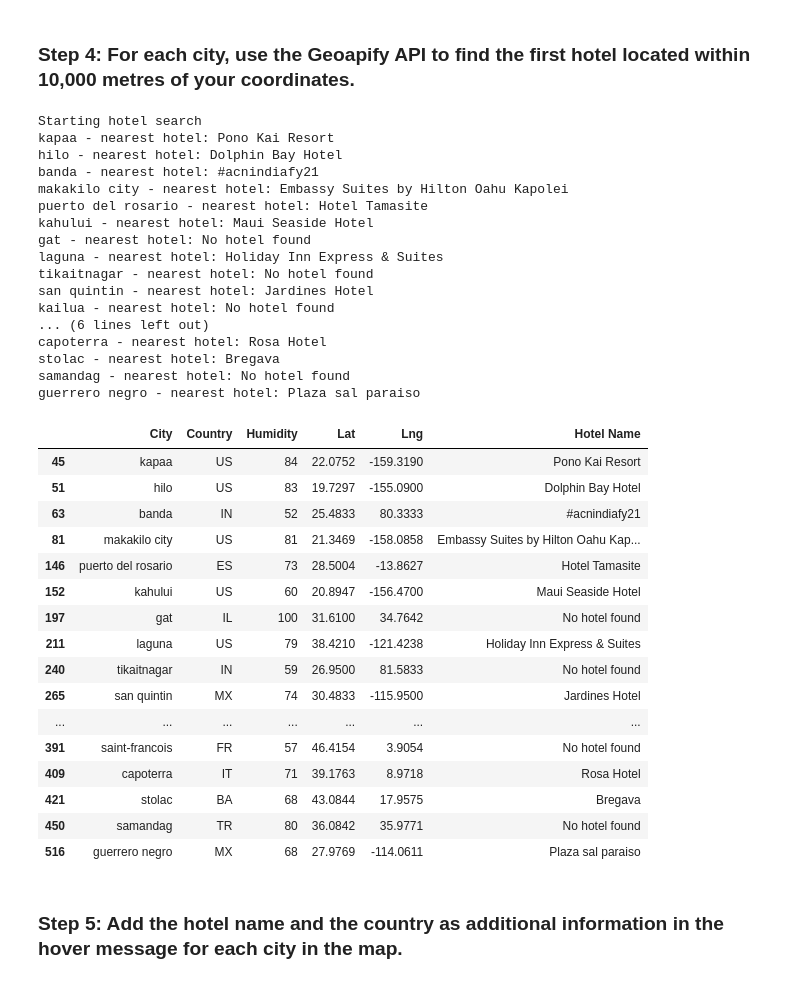
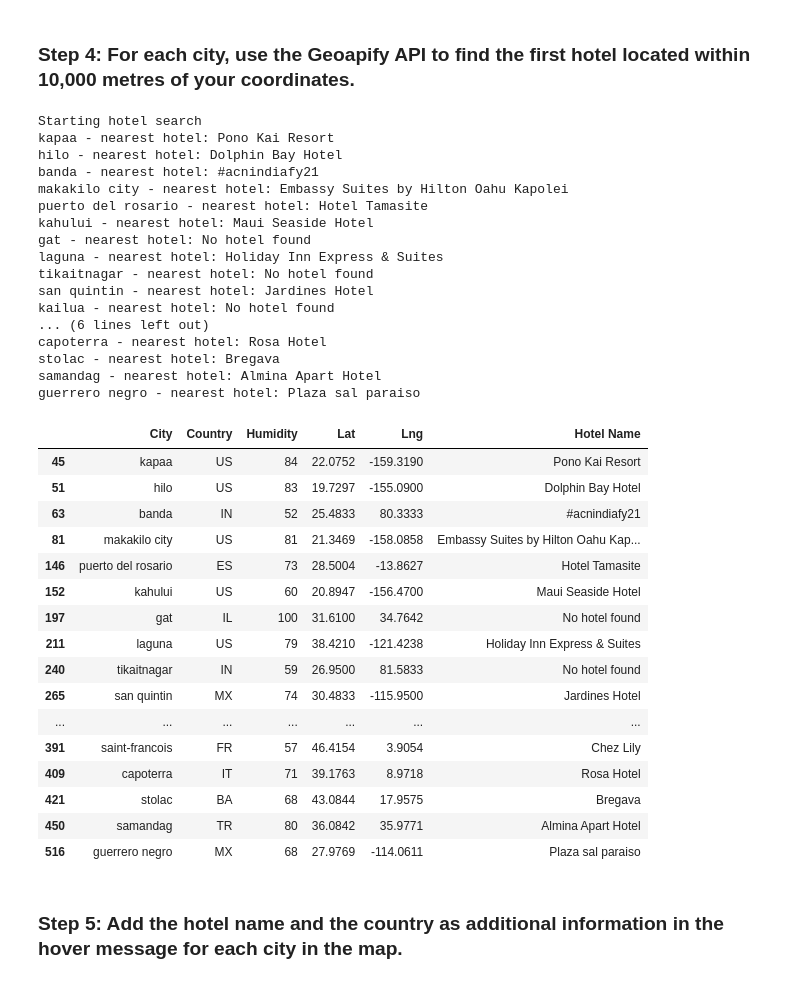
Before and after one commit to HikmetYigit34/Module-6-Challenge-Python-Api, a Jupyter notebook: VacationPy.ipynb, the cells around one changed output. Saved outputs shown, nothing was run; the diff lists cells and outputs as text; code cells hidden in the pictures.

```diff
--- a/VacationPy.ipynb
+++ b/VacationPy.ipynb
@@ -178,7 +181,7 @@ hotel_df.head(25)
 # %% [markdown]
 ### Step 4: For each city, use the Geoapify API to find the first hotel located within 10,000 metres of your coordinates.
 # %%
-radius = 5000
+radius = 10000
 params = {
     'categories': 'accommodation.hotel',
     'limit': 1,
@@ -218,38 +221,38 @@ for index, row in hotel_df.iterrows():
 hotel_df
 # %% [output]
 Starting hotel search
 kapaa - nearest hotel: Pono Kai Resort
 hilo - nearest hotel: Dolphin Bay Hotel
 banda - nearest hotel: #acnindiafy21
 makakilo city - nearest hotel: Embassy Suites by Hilton Oahu Kapolei
 puerto del rosario - nearest hotel: Hotel Tamasite
 kahului - nearest hotel: Maui Seaside Hotel
 gat - nearest hotel: No hotel found
 laguna - nearest hotel: Holiday Inn Express & Suites
 tikaitnagar - nearest hotel: No hotel found
 san quintin - nearest hotel: Jardines Hotel
 kailua - nearest hotel: No hotel found
 ... (6 lines left out)
 capoterra - nearest hotel: Rosa Hotel
 stolac - nearest hotel: Bregava
-samandag - nearest hotel: No hotel found
+samandag - nearest hotel: Almina Apart Hotel
 guerrero negro - nearest hotel: Plaza sal paraiso
 |  | City | Country | Humidity | Lat | Lng | Hotel Name |
 | 45 | kapaa | US | 84 | 22.0752 | -159.3190 | Pono Kai Resort |
 | 51 | hilo | US | 83 | 19.7297 | -155.0900 | Dolphin Bay Hotel |
 | 63 | banda | IN | 52 | 25.4833 | 80.3333 | #acnindiafy21 |
 | 81 | makakilo city | US | 81 | 21.3469 | -158.0858 | Embassy Suites by Hilton Oahu Kap... |
 | 146 | puerto del rosario | ES | 73 | 28.5004 | -13.8627 | Hotel Tamasite |
 | 152 | kahului | US | 60 | 20.8947 | -156.4700 | Maui Seaside Hotel |
 | 197 | gat | IL | 100 | 31.6100 | 34.7642 | No hotel found |
 | 211 | laguna | US | 79 | 38.4210 | -121.4238 | Holiday Inn Express & Suites |
 | 240 | tikaitnagar | IN | 59 | 26.9500 | 81.5833 | No hotel found |
 | 265 | san quintin | MX | 74 | 30.4833 | -115.9500 | Jardines Hotel |
 | ... | ... | ... | ... | ... | ... | ... |
-| 391 | saint-francois | FR | 57 | 46.4154 | 3.9054 | No hotel found |
+| 391 | saint-francois | FR | 57 | 46.4154 | 3.9054 | Chez Lily |
 | 409 | capoterra | IT | 71 | 39.1763 | 8.9718 | Rosa Hotel |
 | 421 | stolac | BA | 68 | 43.0844 | 17.9575 | Bregava |
-| 450 | samandag | TR | 80 | 36.0842 | 35.9771 | No hotel found |
+| 450 | samandag | TR | 80 | 36.0842 | 35.9771 | Almina Apart Hotel |
 | 516 | guerrero negro | MX | 68 | 27.9769 | -114.0611 | Plaza sal paraiso |
 # %% [markdown]
 ### Step 5: Add the hotel name and the country as additional information in the hover message for each city in the map.
```
Also changed, not shown: parts of 3 cells of this notebook.
